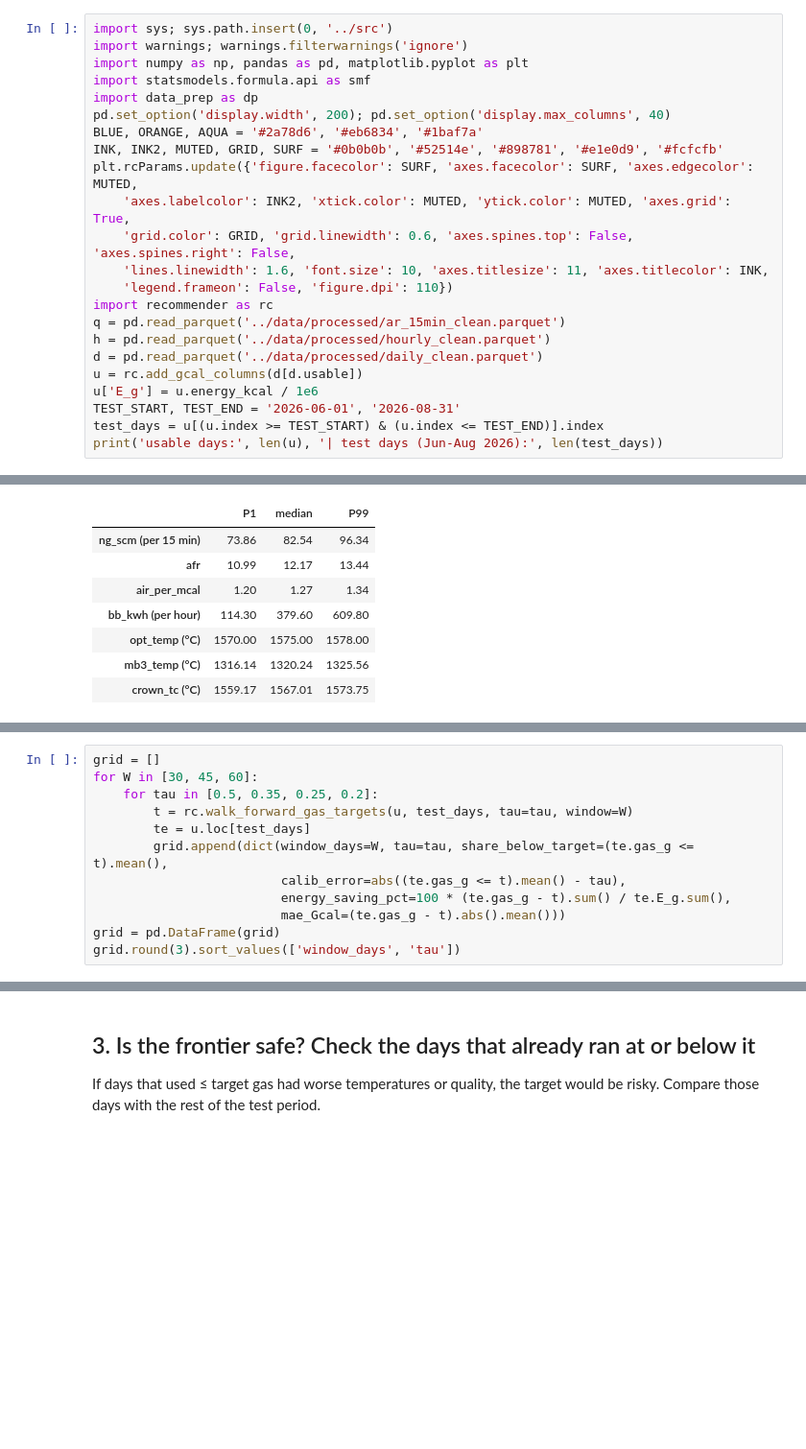
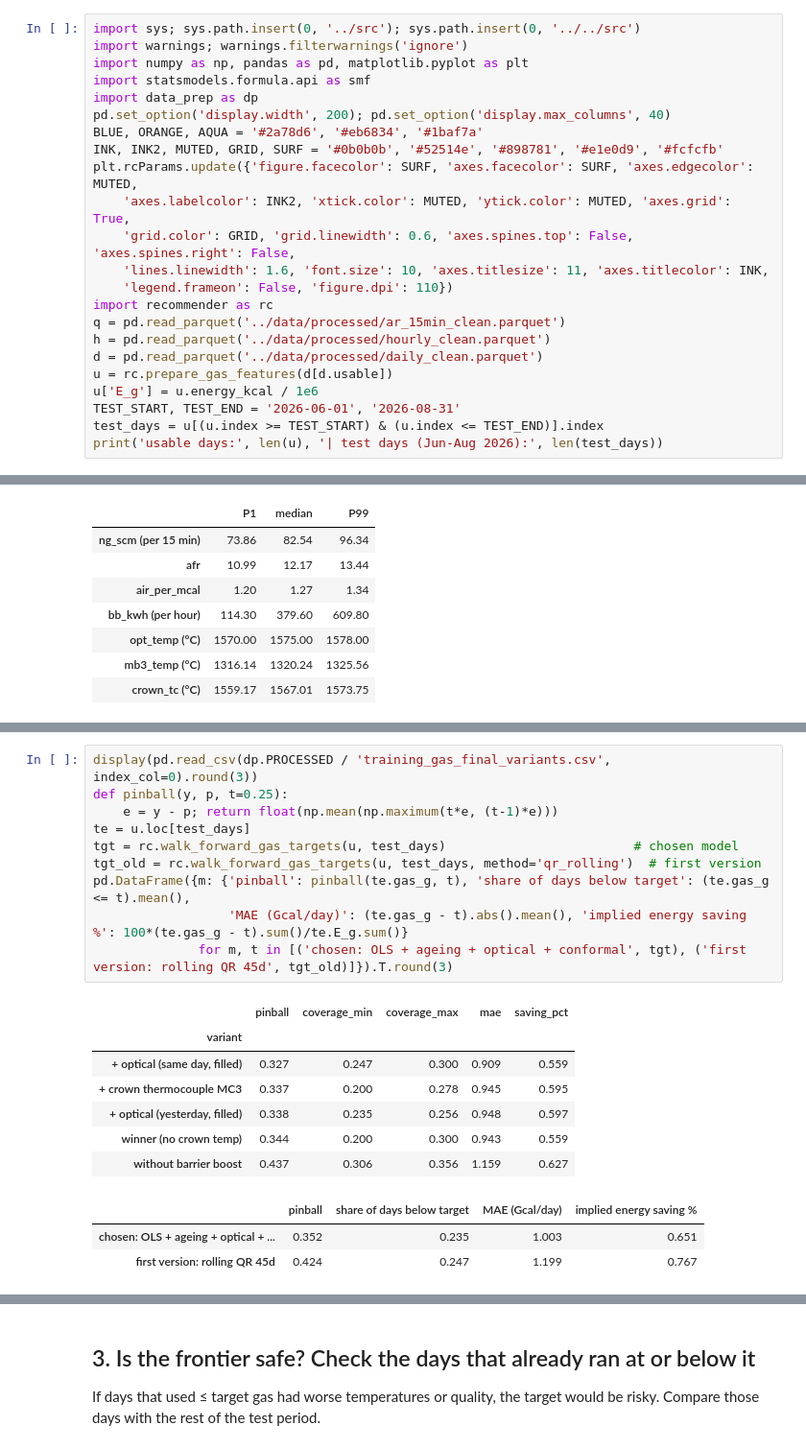
Before and after one commit to Sakthiskumar-A/PGP_ptm_analysis, a Jupyter notebook: notebooks/04_gas_recommendation.ipynb, the cells around one changed output, grey strips where cells are left out. Shown at 96% size. Drawn from its saved outputs; the diff is of its cells as text; blank space fills up the shorter version.

```diff
--- a/notebooks/04_gas_recommendation.ipynb
+++ b/notebooks/04_gas_recommendation.ipynb
@@ -22,7 +25,7 @@
 
 **Back-test:** Jun–Aug 2026, walk-forward (each day only sees earlier days). Sep 2026 is the validation month once its draw arrives (§8).
 # %%
-import sys; sys.path.insert(0, '../src')
+import sys; sys.path.insert(0, '../src'); sys.path.insert(0, '../../src')
 import warnings; warnings.filterwarnings('ignore')
 import numpy as np, pandas as pd, matplotlib.pyplot as plt
 import statsmodels.formula.api as smf
@@ -39,7 +42,7 @@ import recommender as rc
 q = pd.read_parquet('../data/processed/ar_15min_clean.parquet')
 h = pd.read_parquet('../data/processed/hourly_clean.parquet')
 d = pd.read_parquet('../data/processed/daily_clean.parquet')
-u = rc.add_gcal_columns(d[d.usable])
+u = rc.prepare_gas_features(d[d.usable])
 u['E_g'] = u.energy_kcal / 1e6
 TEST_START, TEST_END = '2026-06-01', '2026-08-31'
 test_days = u[(u.index >= TEST_START) & (u.index <= TEST_END)].index
@@ -67,12 +66,0 @@ A good frontier model must be **calibrated out of sample**: on test days, the sh
-# %%
-grid = []
-for W in [30, 45, 60]:
-    for tau in [0.5, 0.35, 0.25, 0.2]:
-        t = rc.walk_forward_gas_targets(u, test_days, tau=tau, window=W)
-        te = u.loc[test_days]
-        grid.append(dict(window_days=W, tau=tau, share_below_target=(te.gas_g <= t).mean(),
-                         calib_error=abs((te.gas_g <= t).mean() - tau),
-                         energy_saving_pct=100 * (te.gas_g - t).sum() / te.E_g.sum(),
-                         mae_Gcal=(te.gas_g - t).abs().mean()))
-grid = pd.DataFrame(grid)
-grid.round(3).sort_values(['window_days', 'tau'])
@@ -108,0 +70,21 @@ Average fitted coefficients over the test period (Gcal/day):
+# %%
+display(pd.read_csv(dp.PROCESSED / 'training_gas_final_variants.csv', index_col=0).round(3))
+def pinball(y, p, t=0.25):
+    e = y - p; return float(np.mean(np.maximum(t*e, (t-1)*e)))
+te = u.loc[test_days]
+tgt = rc.walk_forward_gas_targets(u, test_days)                         # chosen model
+tgt_old = rc.walk_forward_gas_targets(u, test_days, method='qr_rolling')  # first version
+pd.DataFrame({m: {'pinball': pinball(te.gas_g, t), 'share of days below target': (te.gas_g <= t).mean(),
+                  'MAE (Gcal/day)': (te.gas_g - t).abs().mean(), 'implied energy saving %': 100*(te.gas_g - t).sum()/te.E_g.sum()}
+              for m, t in [('chosen: OLS + ageing + optical + conformal', tgt), ('first version: rolling QR 45d', tgt_old)]}).T.round(3)
+# %% [output]
+|  | pinball | coverage_min | coverage_max | mae | saving_pct |
+| variant |  |  |  |  |  |
+| + optical (same day, filled) | 0.327 | 0.247 | 0.300 | 0.909 | 0.559 |
+| + crown thermocouple MC3 | 0.337 | 0.200 | 0.278 | 0.945 | 0.595 |
+| + optical (yesterday, filled) | 0.338 | 0.235 | 0.256 | 0.948 | 0.597 |
+| winner (no crown temp) | 0.344 | 0.200 | 0.300 | 0.943 | 0.559 |
+| without barrier boost | 0.437 | 0.306 | 0.356 | 1.159 | 0.627 |
+|  | pinball | share of days below target | MAE (Gcal/day) | implied energy saving % |
+| chosen: OLS + ageing + optical + ... | 0.352 | 0.235 | 1.003 | 0.651 |
+| first version: rolling QR 45d | 0.424 | 0.247 | 1.199 | 0.767 |
```
Also changed, not shown: parts of 22 cells of this notebook, 14 other files.
